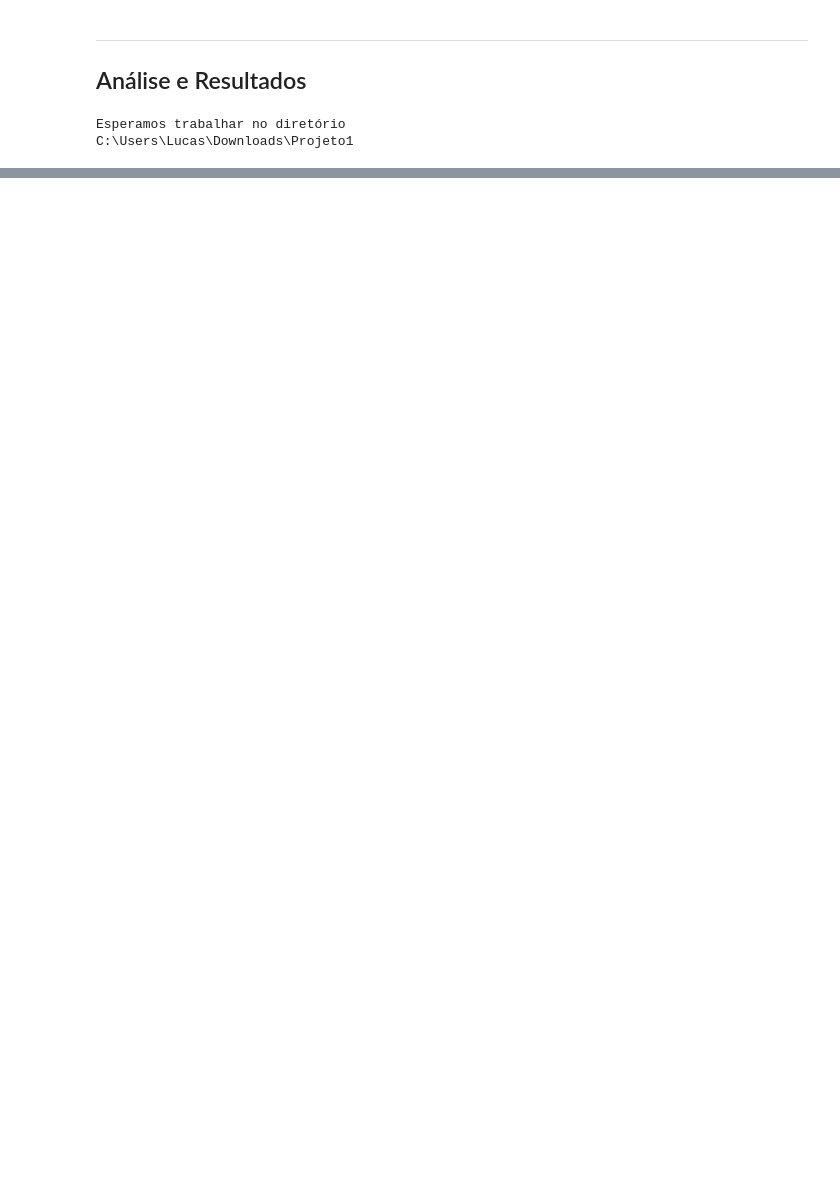
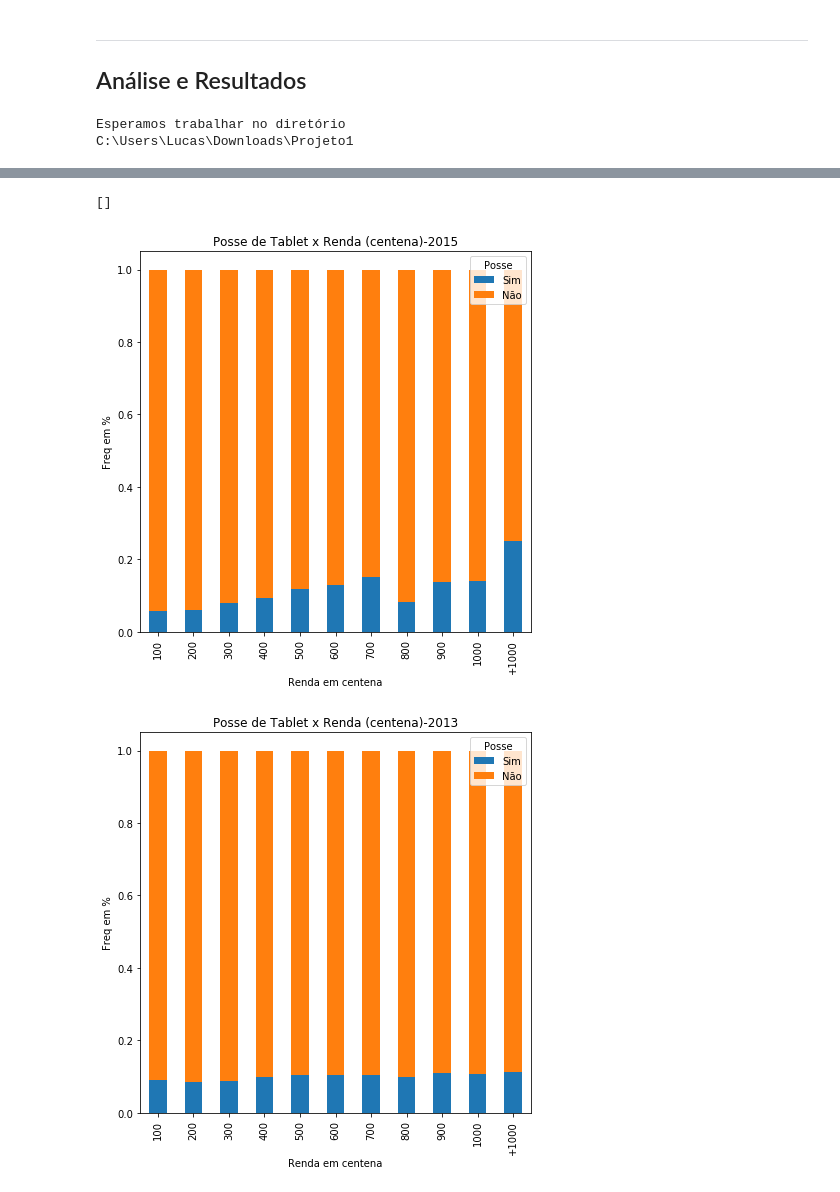
Before and after one commit to lucaslealvale/Ciencia_dos_dados_lucas_leal, a Jupyter notebook: Projeto1 Layout.ipynb, the cells around one changed output, grey strips where cells are left out. Drawn from its saved outputs; the diff is of its cells as text; code cells hidden in the pictures; blank space fills up the shorter version.

```diff
--- a/Projeto1 Layout.ipynb
+++ b/Projeto1 Layout.ipynb
@@ -194,0 +253,20 @@ Descreva aqui suas conclusões!
+# %%
+# Posse de Tablet 2015
+dados['Posse']=dados.V02321
+ph1=pd.crosstab(dados.faixas,dados.Posse,normalize='index')
+ph1.plot(kind='bar',stacked='True',legend=['Sim','Não'],title='Posse de Tablet x Renda (centena)-2015',figsize=(7,7))
+plt.ylabel('Freq em %')
+plt.xlabel('Renda em centena')
+
+# Posse de Tablet 2013
+dados13['Posse']=dados13.V02321
+ph1=pd.crosstab(dados13.faixas,dados13.Posse,normalize='index')
+ph1.plot(kind='bar',stacked='True',legend=['Sim','Não'],title='Posse de Tablet x Renda (centena)-2013',figsize=(7,7))
+plt.ylabel('Freq em %')
+plt.xlabel('Renda em centena')
+
+plt.plot()
+# %% [output]
+[]
+[figure, added]
+[figure, added]
```
Also changed, not shown: parts of 51 cells of this notebook.
